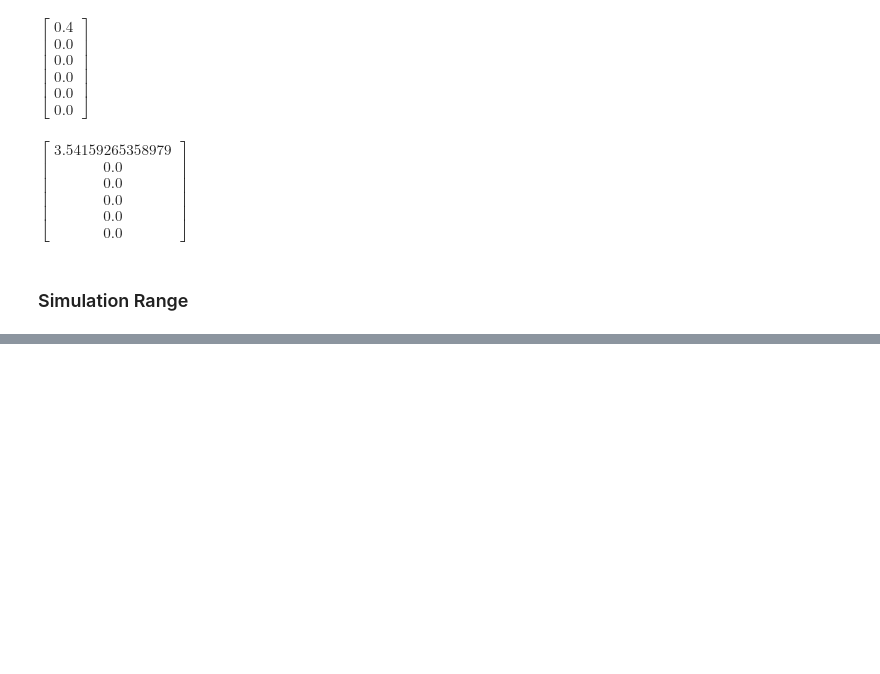
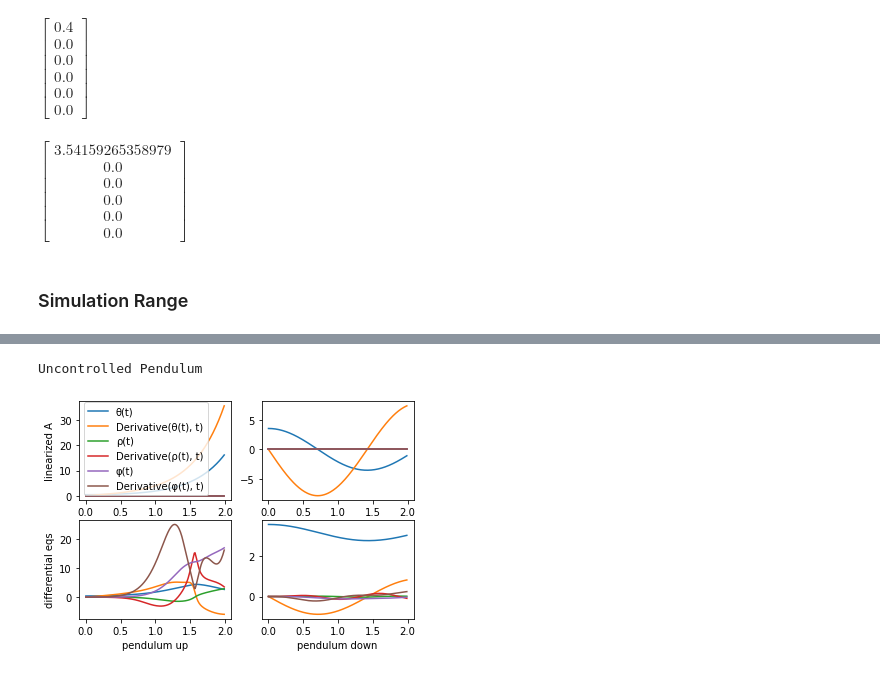
Before and after one commit to Printed-Robots/videte_robot, a Jupyter notebook: alg/videte_wheel.ipynb, the cells around one changed output, grey strips where cells are left out. Drawn from its saved outputs; the diff is of its cells as text; code cells hidden in the pictures; blank space fills up the shorter version.

```diff
--- a/alg/videte_wheel.ipynb
+++ b/alg/videte_wheel.ipynb
@@ -442,20 +438,3 @@ $\displaystyle \frac{1.0 \left(22.5 \sin{\left(θ{\left(t \right)} + ρ{\left(t
 f_dφ_c
 # %% [output]
 $\displaystyle 5.96718050721034 \sin{\left(θ{\left(t \right)} \right)} \left(\frac{d}{d t} θ{\left(t \right)}\right)^{2} + 2.28244654400796 \sin{\left(ρ{\left(t \right)} \right)} \left(\frac{d}{d t} ρ{\left(t \right)}\right)^{2} - 5.96718050721034 \cos{\left(θ{\left(t \right)} \right)} \frac{d^{2}}{d t^{2}} θ{\left(t \right)} - 2.28244654400796 \cos{\left(ρ{\left(t \right)} \right)} \frac{d^{2}}{d t^{2}} ρ{\left(t \right)} + 0.238687220288414 \frac{d}{d t} ρ{\left(t \right)} + 3.89060169070114 \frac{d^{2}}{d t^{2}} ρ{\left(t \right)} - 0.764130614951102 \frac{d}{d t} φ{\left(t \right)}$
-# %%
-precision = 3
-def apply_deq(y, t):
-    ret = np.zeros(6)
-    ret[0] = y[1]
-    ret[2] = y[3]
-    ret[4] = y[5]
-    for _ in range(precision):
-        ddx = [ret[1], ret[3], ret[5]]
-        ret[1] = linearice(f_dθ_c, y, ddx)
-        ret[3] = linearice(f_dρ_c, y, ddx)
-        ret[5] = linearice(f_dφ_c, y, ddx)
-    return ret
-
-solution_up_deq = integrate.odeint(apply_deq, x_0_up, timeline)
-
-solution_down_deq = integrate.odeint(apply_deq, x_0_down, timeline)
@@ -462,32 +499,36 @@ solution_down_deq = integrate.odeint(apply_deq, x_0_down, timeline)
 # %%
 import matplotlib.pyplot as plt
 
+states = state_x
 fig, axs = plt.subplots(2, 2)
 
 for row, state in enumerate(states):
     axs[0, 0].plot(timeline, solution_up_lin[:, row], label=str(state))
 
 for row, state in enumerate(states):
     axs[0, 1].plot(timeline, solution_down_lin[:, row], label=str(state))
 
 for row, state in enumerate(states):
     axs[1, 0].plot(timeline, solution_up_deq[:, row], label=str(state))
 
 for row, state in enumerate(states):
     axs[1, 1].plot(timeline, solution_down_deq[:, row], label=str(state))
 
-for i in range(len(axs)):
-    for j in range(len(axs[0])):
-        axs[i,j].axis([-0.01, timeline[-1] + 0.01, -(math.pi * 2 + 0.1), math.pi * 2 + 0.1])
+#for i in range(len(axs)):
+#    for j in range(len(axs[0])):
+#        axs[i,j].axis([-0.01, timeline[-1] + 0.01, -(math.pi * 2 + 0.1), math.pi * 2 + 0.1])
 
 
 axs[0,0].legend()
 axs[0,0].set_ylabel("linearized A")
 axs[1,0].set_ylabel("differential eqs")
 axs[1,0].set_xlabel("pendulum up")
 axs[1,1].set_xlabel("pendulum down")
 
 plt.plot()
 
 print("Uncontrolled Pendulum")
+# %% [output]
+Uncontrolled Pendulum
+[figure, added]
 # %%
```
Also changed, not shown: parts of 9 cells of this notebook.
